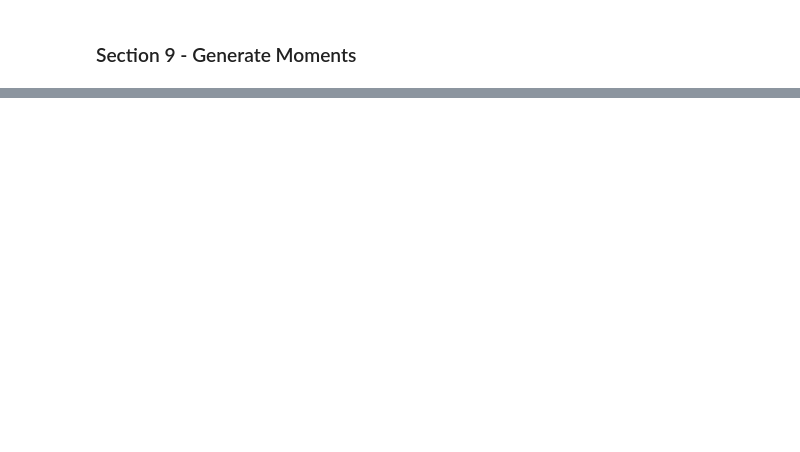
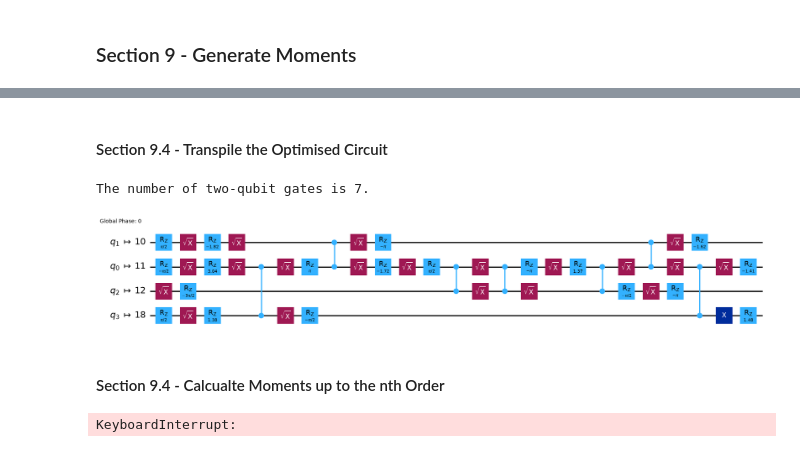
Before and after one commit to axz60/NQCC-Hack-2026, a Jupyter notebook: max_dir/2_Site_Linear_Hubbard_Model.ipynb, the cells around one changed output, grey strips where cells are left out. Drawn from its saved outputs; the diff is of its cells as text; code cells hidden in the pictures; blank space fills up the shorter version.

Commit message:
Adding calculation of moments up to third order and minor tweaks elsewhere.

```diff
--- a/max_dir/2_Site_Linear_Hubbard_Model.ipynb
+++ b/max_dir/2_Site_Linear_Hubbard_Model.ipynb
@@ -380,0 +409,59 @@ plt.show()
+# %% [markdown]
+#### Section 9.4 - Transpile the Optimised Circuit
+# %%
+target_moments = backend.target # Obtain QPU constraints for optimal circuit compilation
+
+pm = generate_preset_pass_manager(target=target_moments, optimization_level=3) # Generate a pass manager for code transpilation
+
+ground_state_circuit_isa = pm.run(ground_state_circuit) # Transpile the ground state to an Instructuon Set Architecture (ISA) optimised for a QPU
+# %%
+# Calcualte the number of 2-qubit operations post transpilation
+n_2_qubt_gates_post_transpilation = ground_state_circuit_isa.decompose().decompose().depth(lambda x: x.operation.num_qubits == 2)
+print(f'The number of two-qubit gates is {n_2_qubt_gates_post_transpilation}.')
+
+ground_state_circuit_isa.draw('mpl', style='iqp') # Draw the quantum circuit post transpilation
+# %% [output]
+The number of two-qubit gates is 7.
+[figure, added]
+# %% [markdown]
+#### Section 9.4 - Calcualte Moments up to the nth Order
+# %%
+max_moment_order = 3
+
+moments_matrix = np.zeros((max_moment_order, n_sites, n_sites), dtype='complex')
+
+estimator_moments = Estimator(mode=backend)
+
+for order in range(max_moment_order):
+    for n in range(n_sites):
+        for m in range(n_sites):
+            moment_operator = (c_plus(n) @ energy_moment_operator @ c_minus(m))
+
+            exp_val_real = 0
+            exp_val_im = 0
+
+            for index in range(len(moment_operator)):
+
+                # Map the moment operator to the exact structure as the circuit ISA
+                P_string_moment_operator_isa = moment_operator[index].apply_layout(layout=ground_state_circuit_isa.layout)
+
+                if P_string_moment_operator_isa.coeffs.real != 0:
+                    job = estimator_moments.run([(ground_state_circuit_isa, P_string_moment_operator_isa)])
+
+                    result = job.result()
+
+                    exp_val_real += result[0].data.evs
+
+                elif P_string_moment_operator_isa.coeffs.imag != 0:
+                    job = estimator_moments.run([(ground_state_circuit_isa, P_string_moment_operator_isa * (-1j))])
+
+                    result = job.result()
+
+                    exp_val_im += result[0].data.evs
+
+                else:
+                    print(f'Index {index} of the (n, m) = ({n}, {m}) site case has both real and imaginary parts.')
+
+            moments_matrix[order, n, m] = exp_val_real + (exp_val_im * 1j)
+# %% [output]
+KeyboardInterrupt:
```
Also changed, not shown: parts of 22 cells of this notebook.
